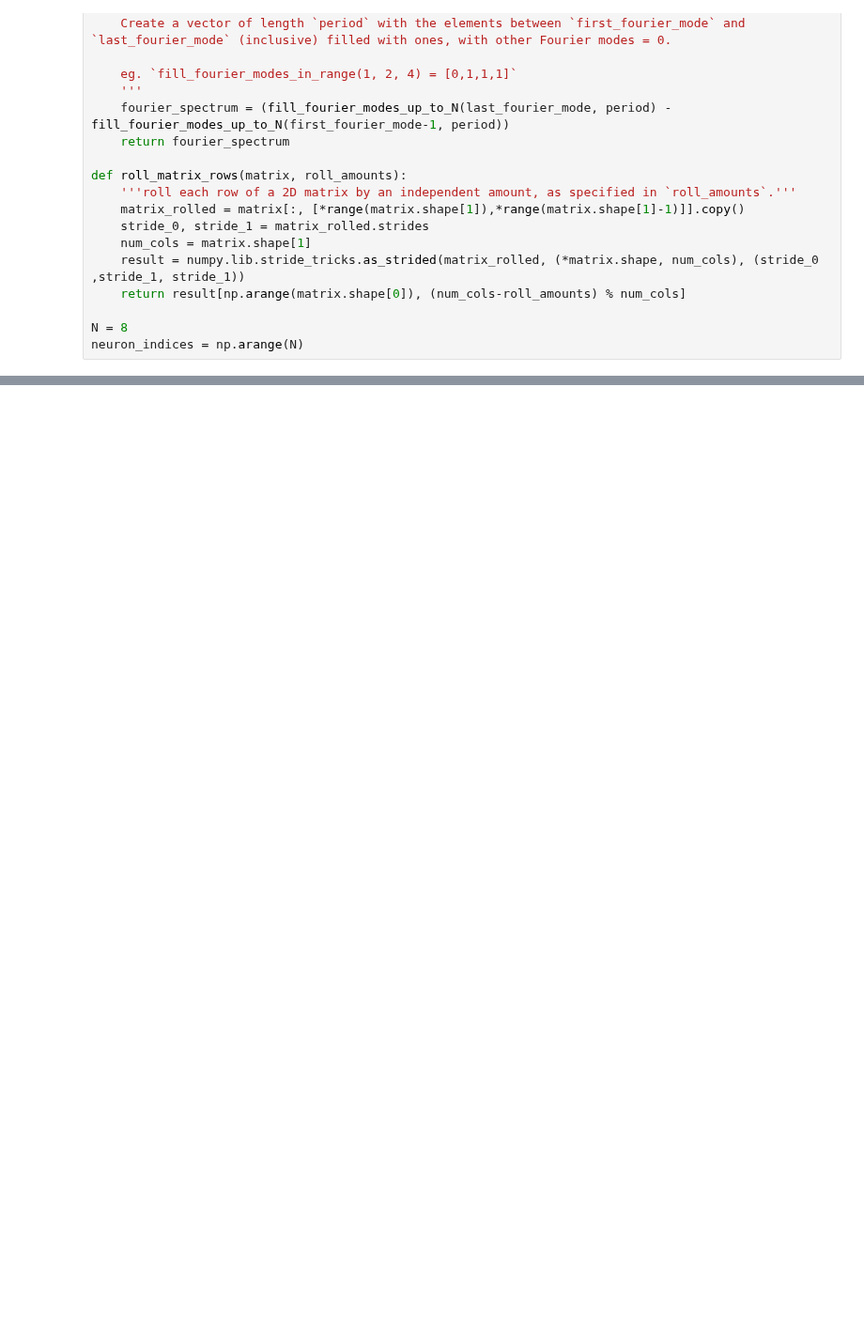
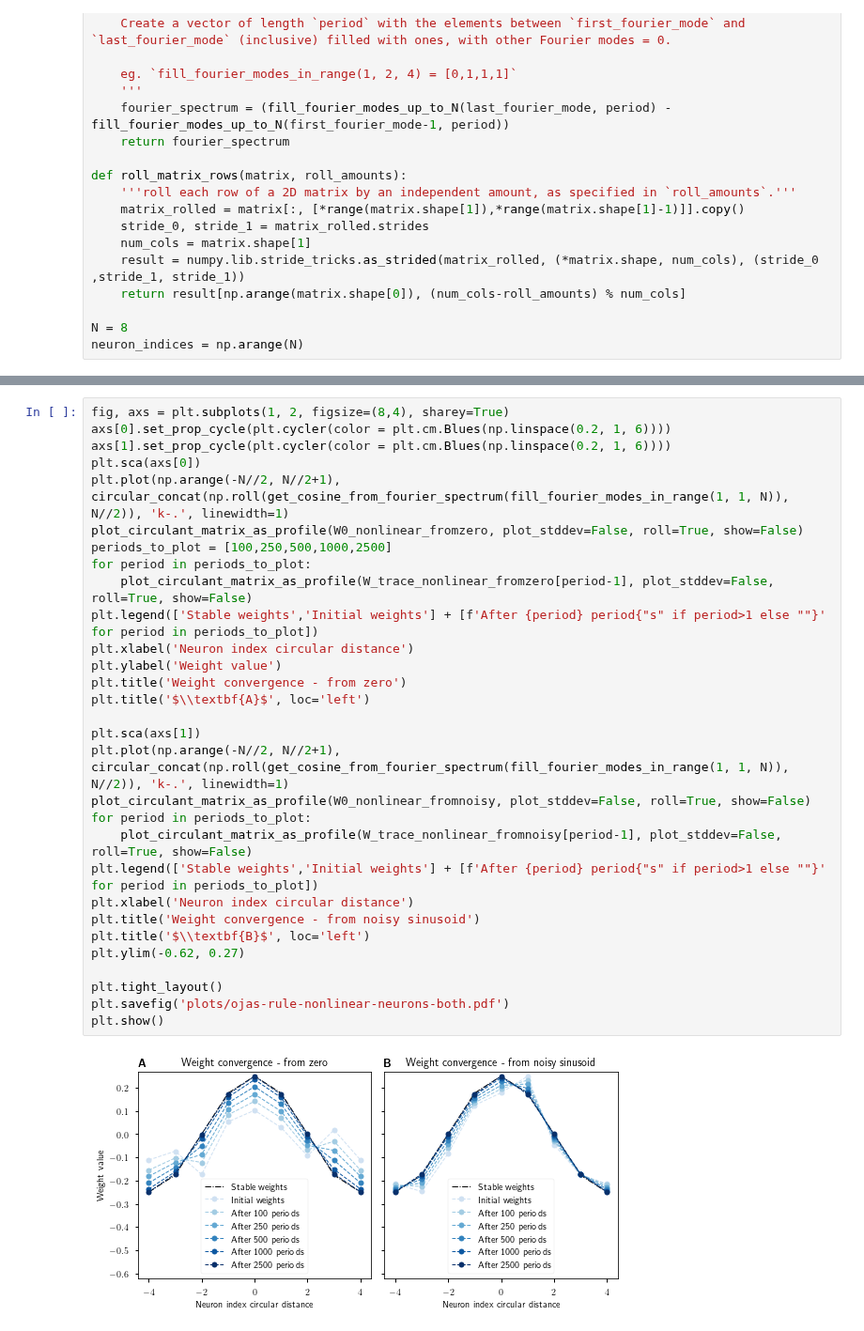
Before and after one commit to Dominic-DallOsto/insect-navigation-sinusoidal-optimality, a Jupyter notebook: sinusoidal updating activity and weights.ipynb, the cells around one changed output, grey strips where cells are left out. Shown at 94% size. Cells and saved outputs as stored; diff of their text form; blank space fills up the shorter version.

```diff
--- a/sinusoidal updating activity and weights.ipynb
+++ b/sinusoidal updating activity and weights.ipynb
@@ -832,0 +311,32 @@ plt.plot(np.fft.fft(np.array(a_trace).T[:,100:102], axis=1))
+# %%
+fig, axs = plt.subplots(1, 2, figsize=(8,4), sharey=True)
+axs[0].set_prop_cycle(plt.cycler(color = plt.cm.Blues(np.linspace(0.2, 1, 6))))
+axs[1].set_prop_cycle(plt.cycler(color = plt.cm.Blues(np.linspace(0.2, 1, 6))))
+plt.sca(axs[0])
+plt.plot(np.arange(-N//2, N//2+1), circular_concat(np.roll(get_cosine_from_fourier_spectrum(fill_fourier_modes_in_range(1, 1, N)), N//2)), 'k-.', linewidth=1)
+plot_circulant_matrix_as_profile(W0_nonlinear_fromzero, plot_stddev=False, roll=True, show=False)
+periods_to_plot = [100,250,500,1000,2500]
+for period in periods_to_plot:
+	plot_circulant_matrix_as_profile(W_trace_nonlinear_fromzero[period-1], plot_stddev=False, roll=True, show=False)
+plt.legend(['Stable weights','Initial weights'] + [f'After {period} period{"s" if period>1 else ""}' for period in periods_to_plot])
+plt.xlabel('Neuron index circular distance')
+plt.ylabel('Weight value')
+plt.title('Weight convergence - from zero')
+plt.title('$\\textbf{A}$', loc='left')
+
+plt.sca(axs[1])
+plt.plot(np.arange(-N//2, N//2+1), circular_concat(np.roll(get_cosine_from_fourier_spectrum(fill_fourier_modes_in_range(1, 1, N)), N//2)), 'k-.', linewidth=1)
+plot_circulant_matrix_as_profile(W0_nonlinear_fromnoisy, plot_stddev=False, roll=True, show=False)
+for period in periods_to_plot:
+	plot_circulant_matrix_as_profile(W_trace_nonlinear_fromnoisy[period-1], plot_stddev=False, roll=True, show=False)
+plt.legend(['Stable weights','Initial weights'] + [f'After {period} period{"s" if period>1 else ""}' for period in periods_to_plot])
+plt.xlabel('Neuron index circular distance')
+plt.title('Weight convergence - from noisy sinusoid')
+plt.title('$\\textbf{B}$', loc='left')
+plt.ylim(-0.62, 0.27)
+
+plt.tight_layout()
+plt.savefig('plots/ojas-rule-nonlinear-neurons-both.pdf')
+plt.show()
+# %% [output]
+[figure, added]
```
Also changed, not shown: parts of 69 cells of this notebook, 2 other files.
